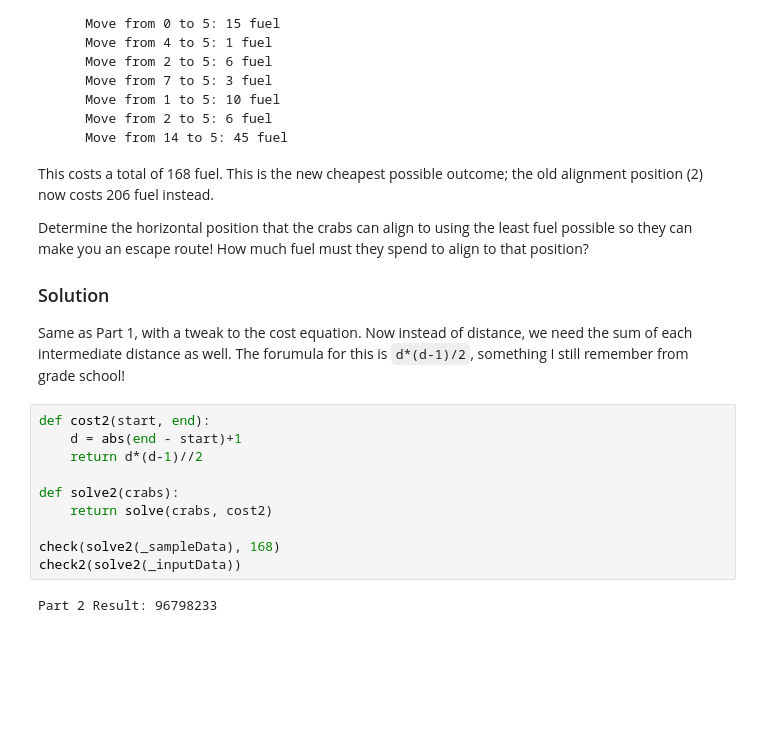
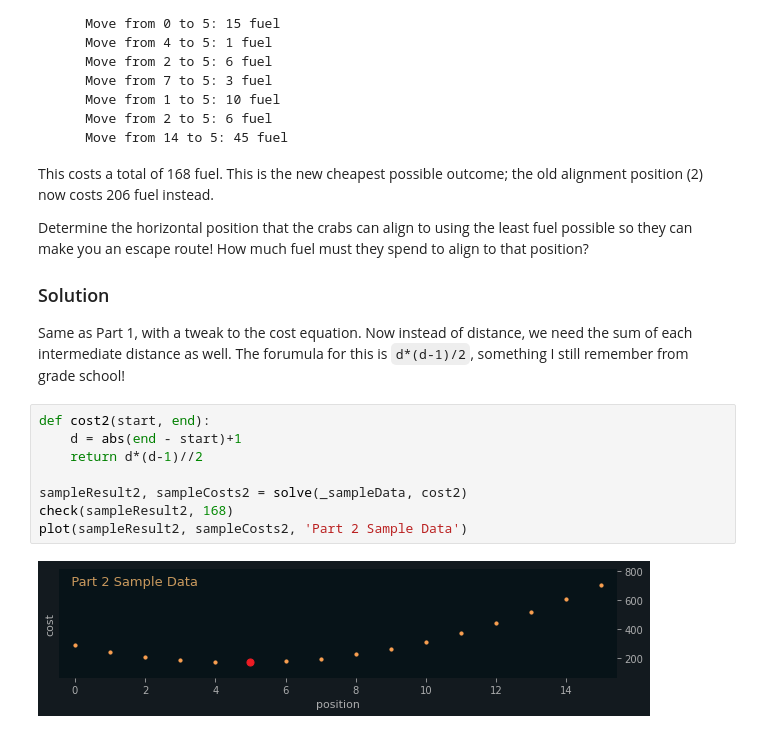
Before and after one commit to scottbilas/advent-of-code, a Jupyter notebook: 2021/aoc/day7.solver.ipynb, the cells around one changed output. Saved outputs shown, nothing was run; the diff lists cells and outputs as text; blank space fills up the shorter version.

```diff
--- a/2021/aoc/day7.solver.ipynb
+++ b/2021/aoc/day7.solver.ipynb
@@ -102,12 +116,10 @@ Same as Part 1, with a tweak to the cost equation. Now instead of distance, we n
 # %%
 def cost2(start, end):
     d = abs(end - start)+1
     return d*(d-1)//2
 
-def solve2(crabs):
-    return solve(crabs, cost2)
-
-check(solve2(_sampleData), 168)
-check2(solve2(_inputData))
+sampleResult2, sampleCosts2 = solve(_sampleData, cost2)
+check(sampleResult2, 168)
+plot(sampleResult2, sampleCosts2, 'Part 2 Sample Data')
 # %% [output]
-Part 2 Result: 96798233
+[figure, added]
```
Also changed, not shown: parts of 4 cells of this notebook, 1 other file.
